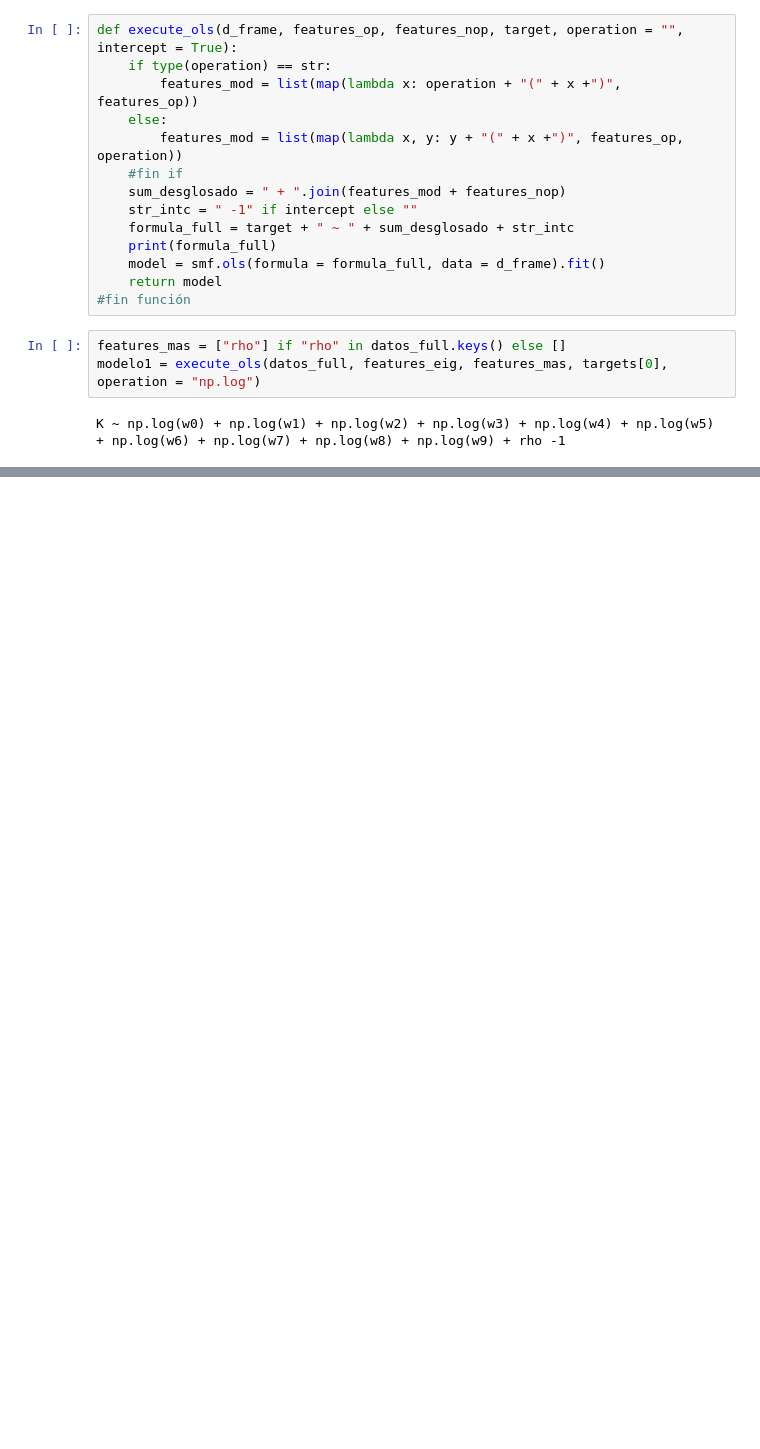
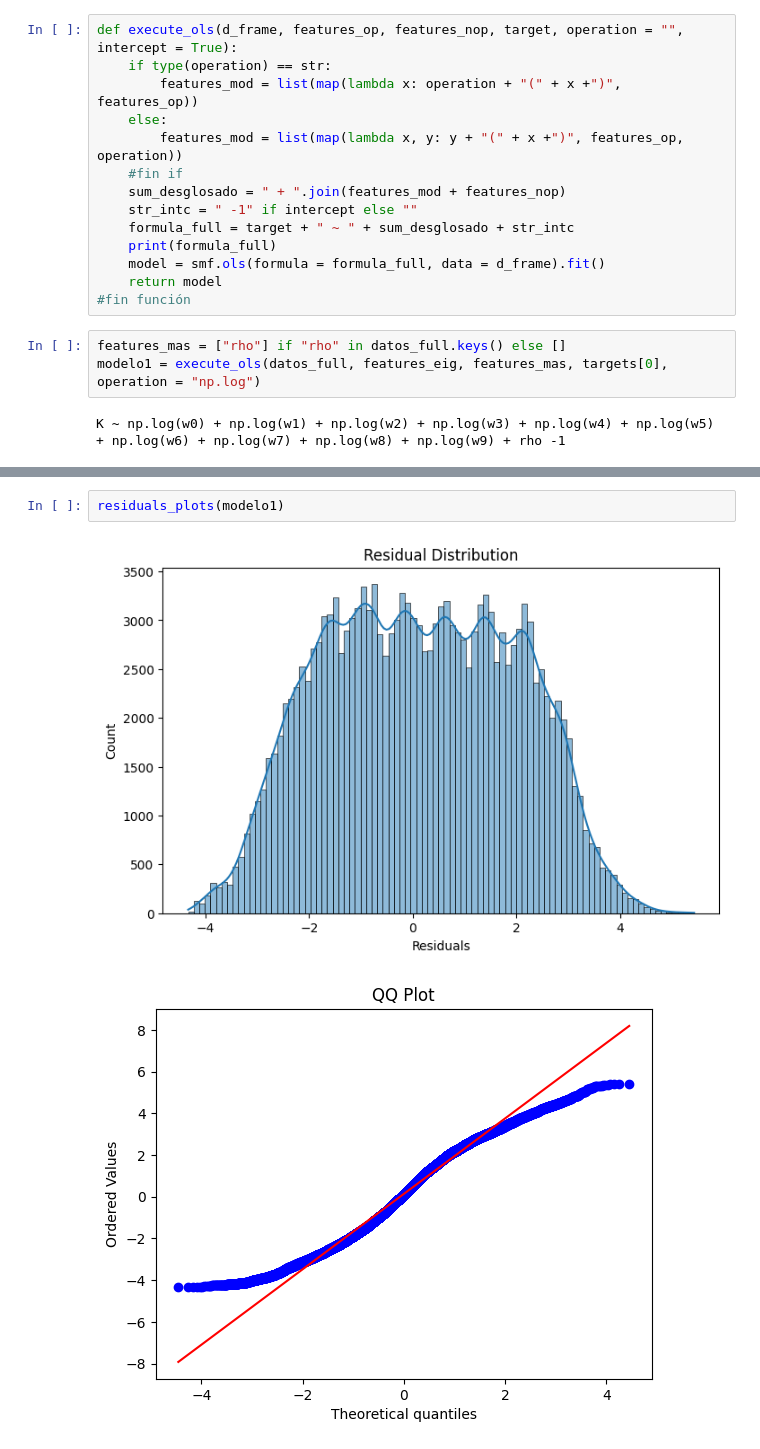
Before and after one commit to jacubillos10/RUSpectroscopy_Tools, a Jupyter notebook: notebooks/residual_analysis.ipynb, the cells around one changed output, grey strips where cells are left out. Cells and saved outputs as stored; diff of their text form; blank space fills up the shorter version.

```diff
--- a/notebooks/residual_analysis.ipynb
+++ b/notebooks/residual_analysis.ipynb
@@ -162,0 +189,5 @@ Notes:
+# %%
+residuals_plots(modelo1)
+# %% [output]
+[figure, added]
+[figure, added]
```
Also changed, not shown: parts of 6 cells of this notebook.
